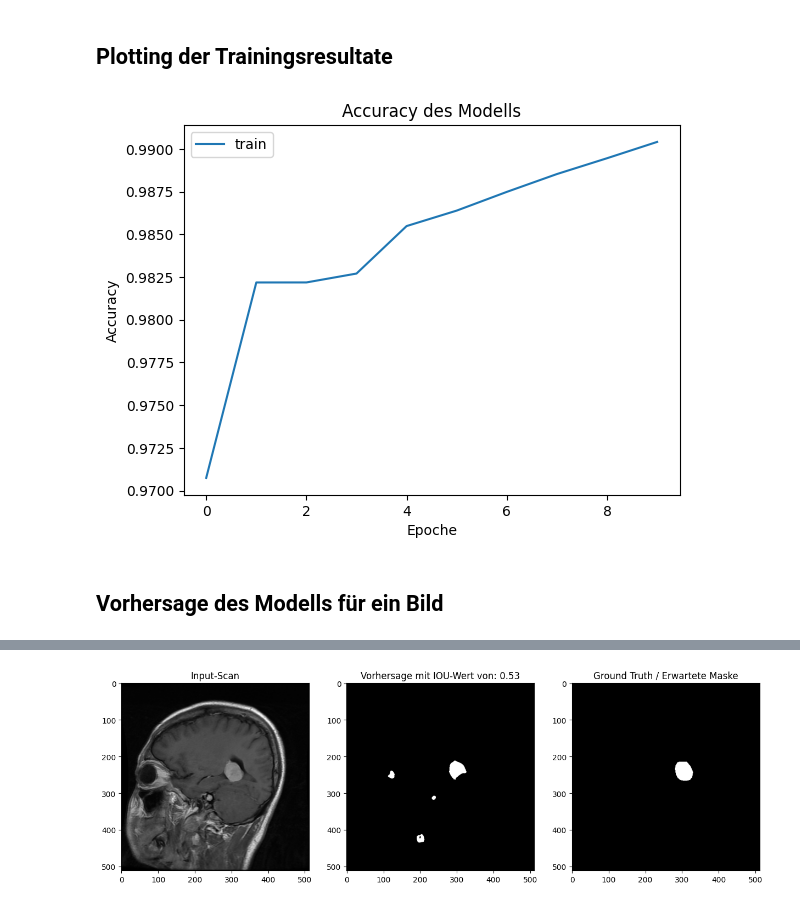
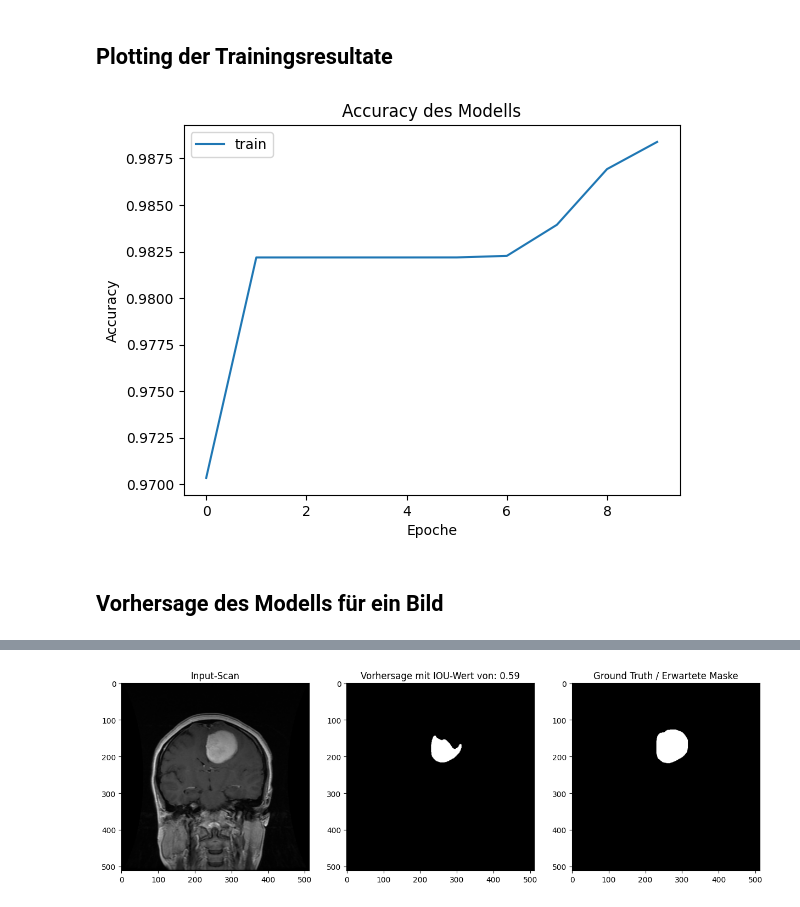
Before and after one commit to StoicScripter03/gottselich-tom-46812-unet-hirntumor, a Jupyter notebook: Hirntumor-Segmentierung-UNet.ipynb, the cells around one changed output, grey strips where cells are left out. Saved outputs shown, nothing was run; the diff lists cells and outputs as text; code cells hidden in the pictures.

```diff
--- a/Hirntumor-Segmentierung-UNet.ipynb
+++ b/Hirntumor-Segmentierung-UNet.ipynb
@@ -216,15 +222,15 @@ Model: "functional_1"
 # %% [markdown]
 ## Trainings des Modells
 # %%
-# Optimierung mit Adam; Model auf Datensatz 'fitten' und für 10 Epochen auf den Trainingsdaten trainieren
+# Optimierung mit Adam; Model auf Datensatz 'fitten' und für 20 Epochen auf den Trainingsdaten trainieren
 # Nutzung der Binary Crossentropy Funktion als Loss-Funktion, da geeignet für die binäre Klassifikation (hier: Tumor / kein Tumor)
 model.compile(optimizer = tf.keras.optimizers.Adam(),
               loss='binary_crossentropy',
-              metrics=['accuracy'],)
+              metrics=['binary_accuracy'],)
 
 history=model.fit(X_train,
                   y_train,validation_data = (X_test,y_test),
-                  epochs=10,)
+                  epochs=20,)
 # %% [output]
 Epoch 1/10
 WARNING: All log messages before absl::InitializeLog() is called are written to STDERR
@@ -257,7 +263,7 @@ Epoch 10/10
 # Plotten des Trainings-Fortschritts mit Beginn bei der 0. Epoche (n-1. Epoche ist die letzte Epoche -> bei 10 Epochen ist die 9. die letzte)
 # Ausgabe als einfacher Plot über Pyplot mit zwei Achsen und Labels
 def plot_training():
-    plt.plot(history.history['accuracy'])
+    plt.plot(history.history['binary_accuracy'])
     plt.title('Accuracy des Modells')
     plt.ylabel('Accuracy')
     plt.xlabel('Epoche')
@@ -266,7 +272,7 @@ def plot_training():
 
 plot_training()
 # %% [output]
-[figure, old version]
+[figure, new version]
 # %% [markdown]
 ## Vorhersage des Modells für ein Bild
 # %%
@@ -279,19 +285,21 @@ def predict_image_mask(image_id):
 
     #Ausgewähltes Bild über Pfad laden und normalisieren
     img = cv2.imread(img_path)
+    #img = img[:256, :256, :]
     img = img / 255.0
     img = img.astype(np.float32)
 
     #Ausgewähltes Mask über Pfad laden und normalisieren
     mask = cv2.imread(mask_path)
+    #mask = mask[:256, :256, :]
     mask = mask / 255.0
     mask = (mask > 0.5).astype(np.float32)
 
     ## Vorhersage zum Bild hinter img_path
     pred_mask = model.predict(np.expand_dims(img, axis=0))[0]
-    # Binäre Vorhersagemaske erzugen (der Modell-Output muss sich zu über 70% "sicher sein",
+    # Binäre Vorhersagemaske erzugen (der Modell-Output muss sich zu über 75% "sicher sein",
     # dass es sich um einen Pixel handelt, der zum Tumor gehört)
-    pred_mask = (pred_mask < 0.3).astype(np.float32)
+    pred_mask = (pred_mask < 0.25).astype(np.float32)
 
     # IOU-Wert (Intersection over Union Wert) berechnen
     inter = np.logical_and(mask, pred_mask)
@@ -303,7 +311,7 @@ def predict_image_mask(image_id):
 
     return img, pred_mask, mask, iou
 # %%
-img, pred_mask, ground_truth, iou = predict_image_mask(555)
+img, pred_mask, ground_truth, iou = predict_image_mask(222)
 
 # Erzeugung eines Plots mit Pyplot, der 3 einzelne Graphen beinhaltet, um den Input, die Vorhersage und die Maske darzustellen
 fig, (ax1, ax2, ax3) = plt.subplots(1,3, figsize = (15, 10))
@@ -324 +332 @@ plt.show()
-[figure, old version]
+[figure, new version]
```
Also changed, not shown: parts of 3 cells of this notebook.
